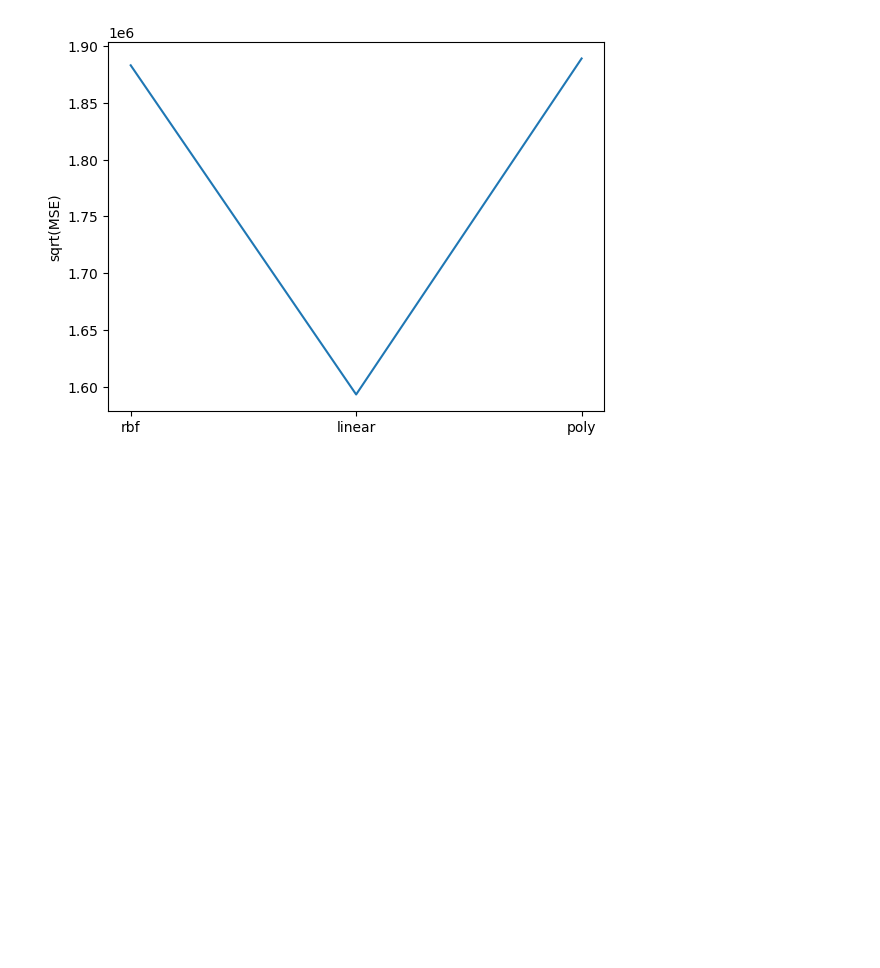
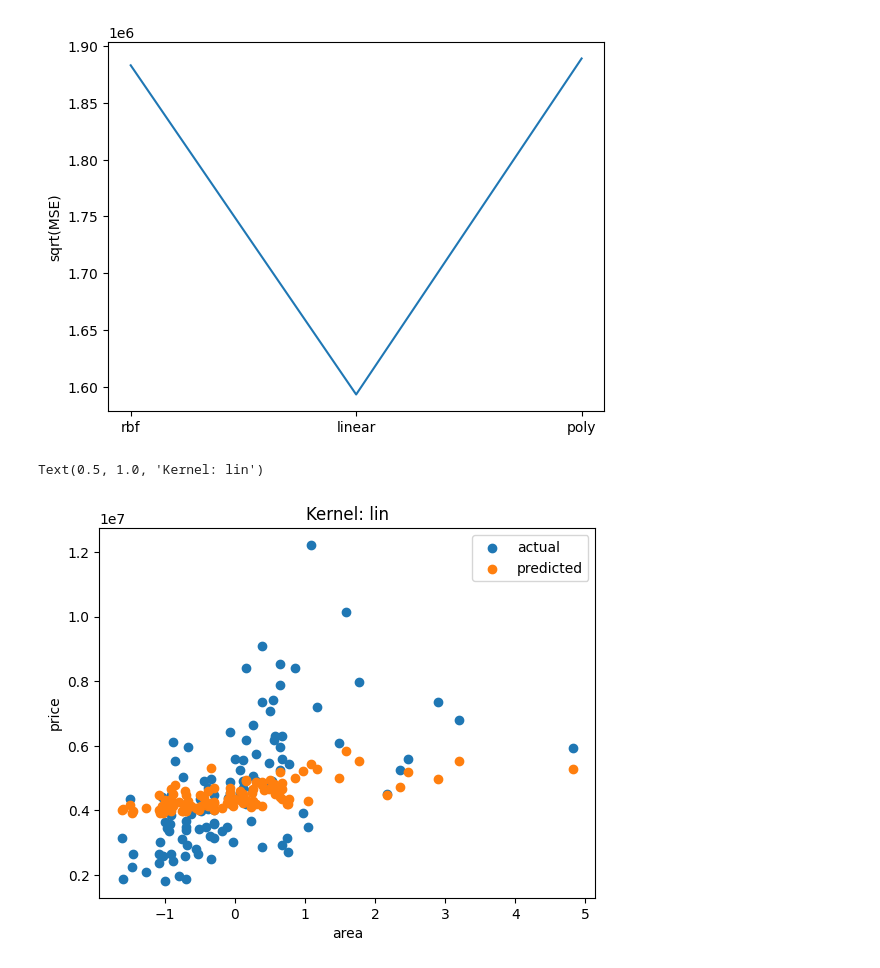
Before and after one commit to swetzel1/introduction_to_ml, a Jupyter notebook: hw4/hw4_p2.ipynb, the cells around one changed output. Drawn from its saved outputs; the diff is of its cells as text; code cells hidden in the pictures; blank space fills up the shorter version.

```diff
--- a/hw4/hw4_p2.ipynb
+++ b/hw4/hw4_p2.ipynb
@@ -217,3 +246,17 @@ plt.ylabel('sqrt(MSE)')
 # %% [output]
 Text(0, 0.5, 'sqrt(MSE)')
 [figure]
+# %%
+#plot in 2D-space with only output against one input feature
+#x-area, y-price
+
+plt.scatter(x_val[ :,1], y_val, label='actual') #is index 1 really area???
+plt.scatter(x_val[ :,1], y_lin, label='predicted')
+
+plt.xlabel('area')
+plt.ylabel('price')
+plt.legend()
+plt.title('Kernel: lin')
+# %% [output]
+Text(0.5, 1.0, 'Kernel: lin')
+[figure, added]
```
Also changed, not shown: parts of 5 cells of this notebook.
